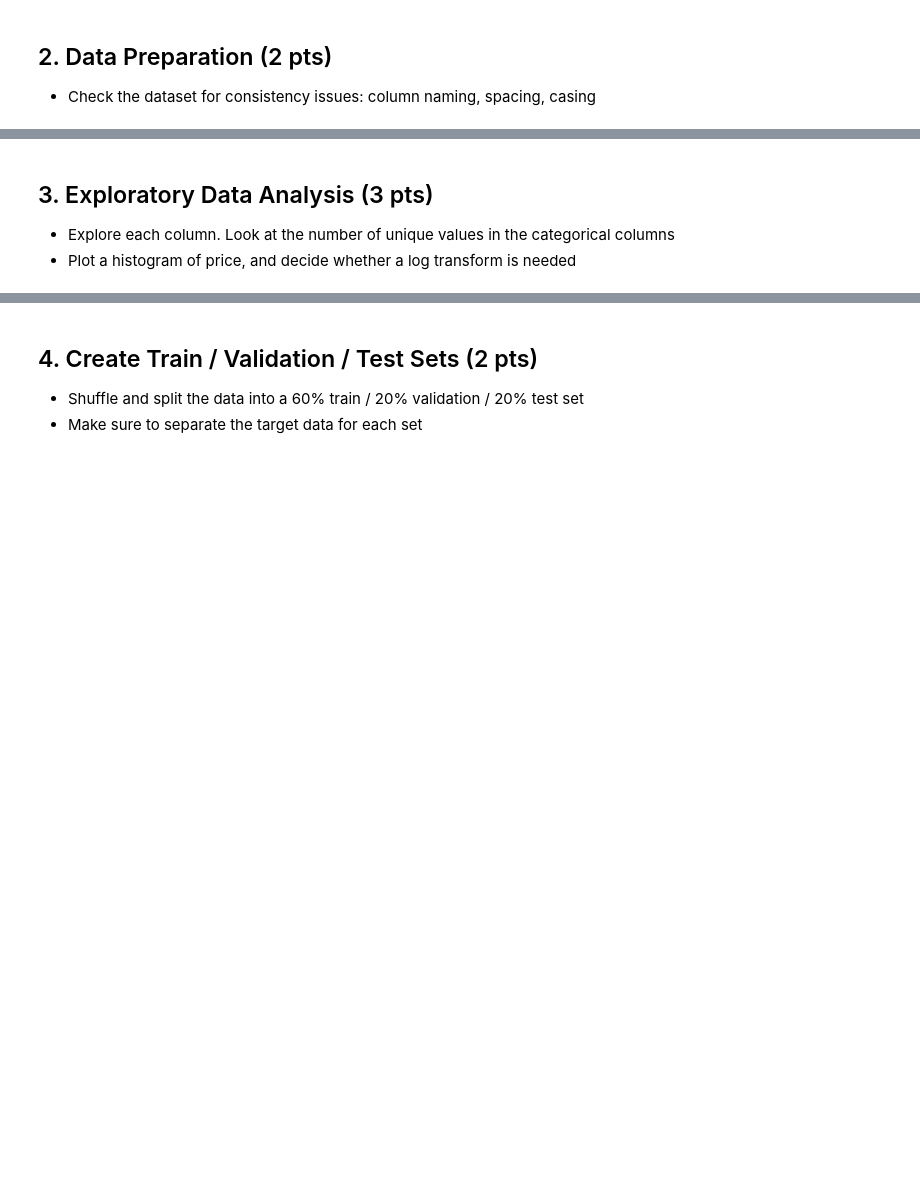
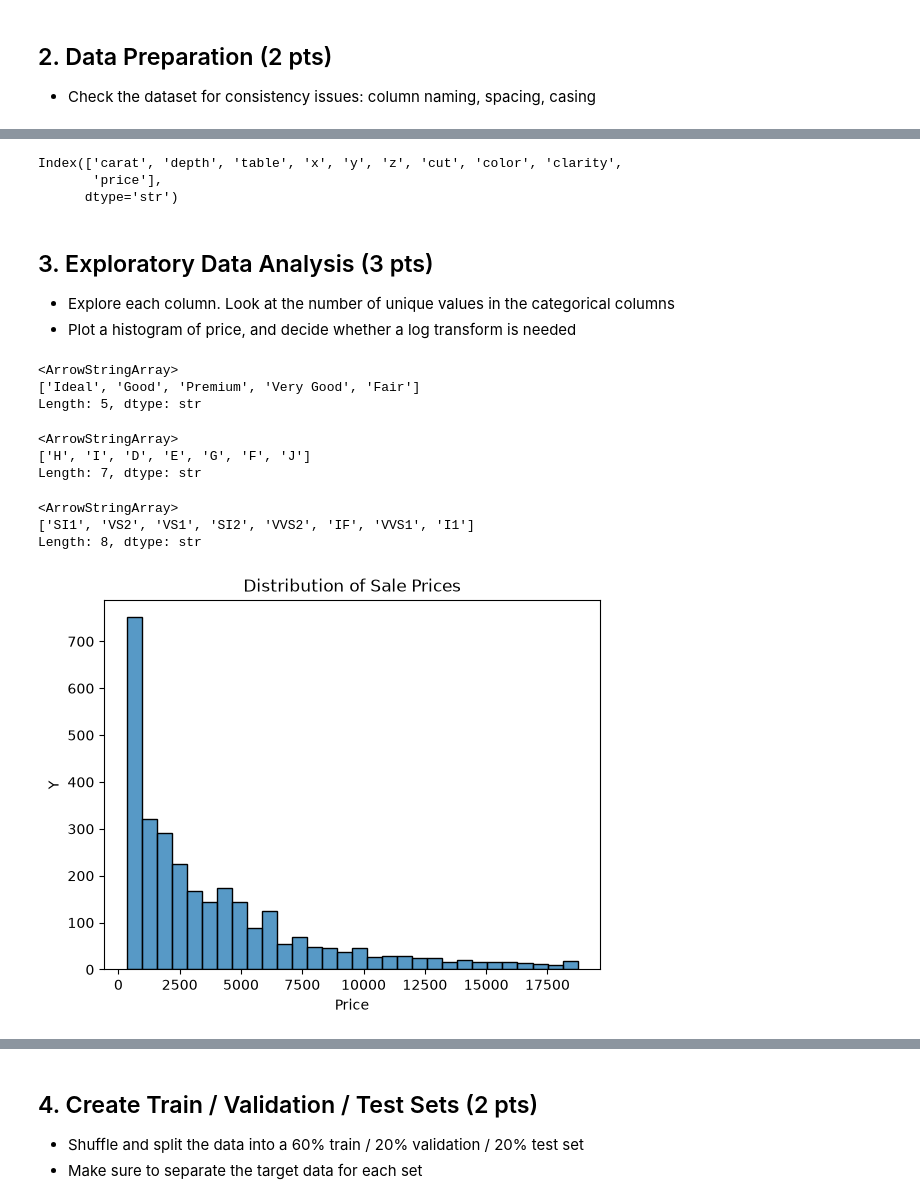
Before and after one commit to Antonio42833/ISYS-574, a Jupyter notebook: Homework 1.ipynb, the cells around one changed output, grey strips where cells are left out. Saved outputs shown, nothing was run; the diff lists cells and outputs as text; code cells hidden in the pictures; blank space fills up the shorter version.

```diff
--- a/Homework 1.ipynb
+++ b/Homework 1.ipynb
@@ -21,4 +24,6 @@ import pandas as pd
 * Load the Diamond.csv file into a DataFrame.
 * Get an overview: shape, column names, data types
 # %%
-df = pd.read_csv('Diamonds.csv')
+diamond = pd.read_csv('Diamonds.csv')
+
+diamond.head()
@@ -143,4 +79,46 @@ Length: 8, dtype: str
+# %%
+# Remove anything above or after the string
+diamond.columns = diamond.columns.str.strip()
+# %%
+# Convert every letter in the string to a lowercase
+diamond.columns = diamond.columns.str.lower()
+# %%
+#Make spaces obvious
+diamond.columns = diamond.columns.str.replace(' ', '_')
+# %%
+diamond.columns
+# %% [output]
+Index(['carat', 'depth', 'table', 'x', 'y', 'z', 'cut', 'color', 'clarity',
+       'price'],
+      dtype='str')
 # %% [markdown]
 ## 3. Exploratory Data Analysis (3 pts)
 * Explore each column. Look at the number of unique values in the categorical columns
 * Plot a histogram of price, and decide whether a log transform is needed
+# %%
+diamond['cut'].unique()
+# %% [output]
+<ArrowStringArray>
+['Ideal', 'Good', 'Premium', 'Very Good', 'Fair']
+Length: 5, dtype: str
+# %%
+diamond['color'].unique()
+# %% [output]
+<ArrowStringArray>
+['H', 'I', 'D', 'E', 'G', 'F', 'J']
+Length: 7, dtype: str
+# %%
+diamond['clarity'].unique()
+# %% [output]
+<ArrowStringArray>
+['SI1', 'VS2', 'VS1', 'SI2', 'VVS2', 'IF', 'VVS1', 'I1']
+Length: 8, dtype: str
+# %%
+sns.histplot(data = diamond['price'])
+
+plt.ylabel('Y')
+plt.xlabel('Price')
+plt.title('Distribution of Sale Prices')
+plt.show()
+# %% [output]
+[figure, added]
```
Also changed, not shown: parts of 67 cells of this notebook.
